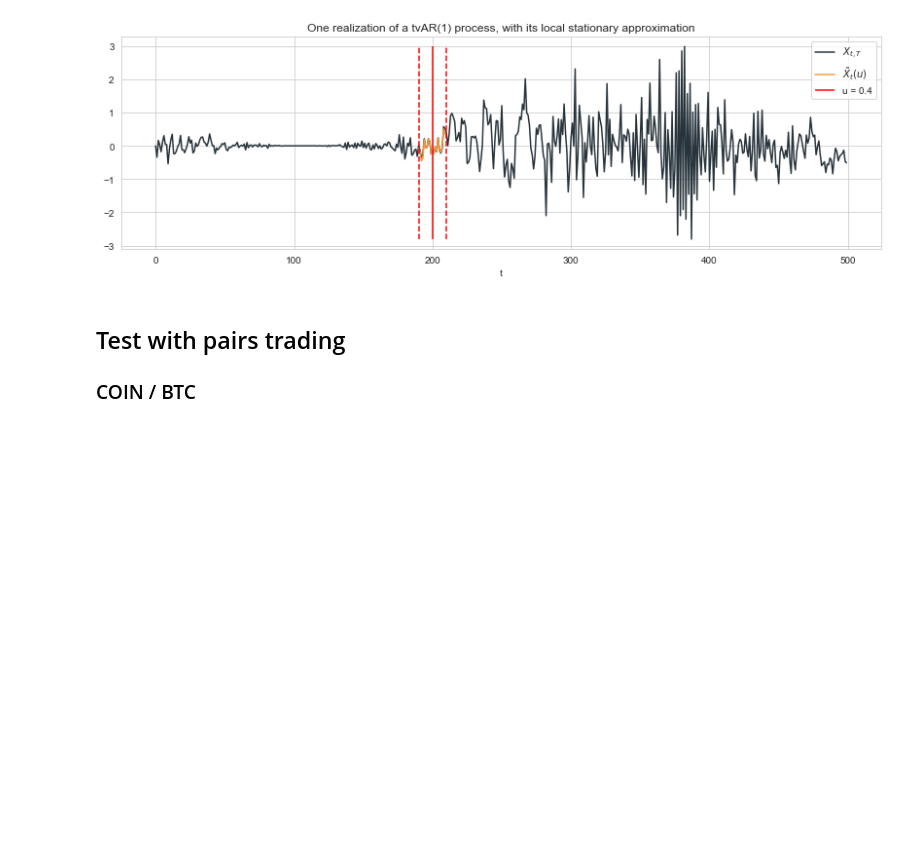
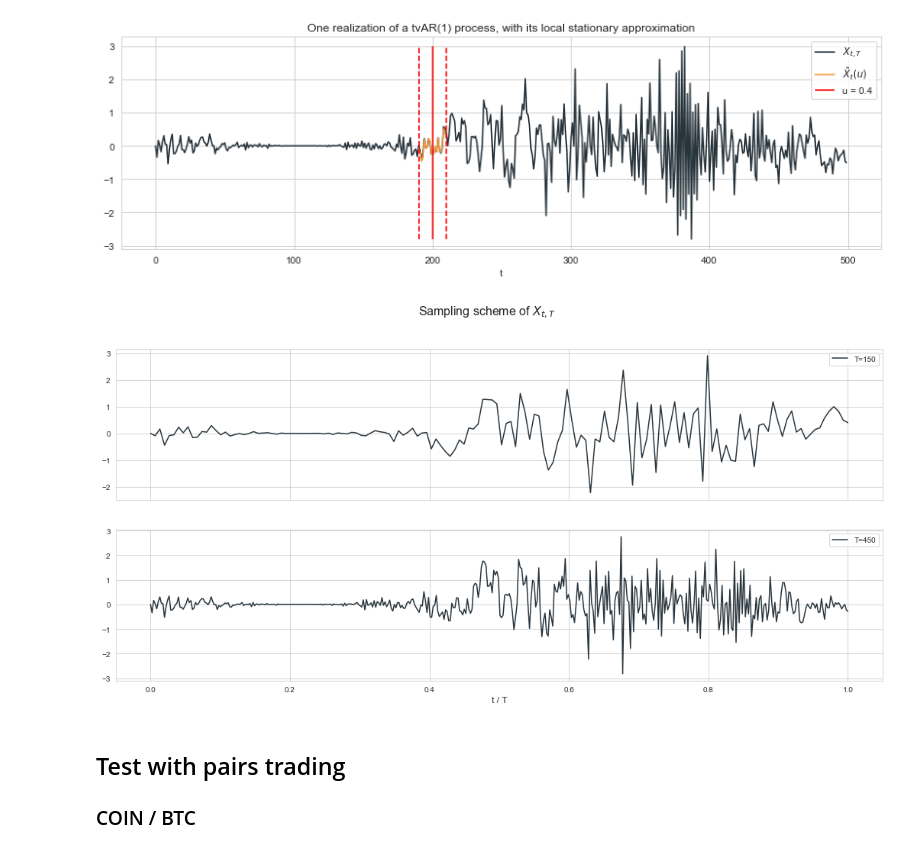
Before and after one commit to Tristan-C-13/modelling-non-stationary-time-series, a Jupyter notebook: random tests/test tvAR(1).ipynb, the cells around one changed output. Saved outputs shown, nothing was run; the diff lists cells and outputs as text; code cells hidden in the pictures; blank space fills up the shorter version.

```diff
--- a/random tests/test tvAR(1).ipynb
+++ b/random tests/test tvAR(1).ipynb
@@ -126,6 +126,32 @@ ax.legend();
 # plt.savefig("tvAR-1-example.pdf", bbox_inches="tight")
 # %% [output]
 [figure]
+# %%
+T_1 = 150
+T_2 = 450
+
+np.random.seed(1234)
+epsilon_2 = np.random.normal(0, 1, size=T_2)
+epsilon_1 = epsilon_2[::int(T_2 / T_1)]
+
+# X_t
+realization_1 = simulate_tvAR_p(0, T_1, alpha, sigma, epsilon_1)
+realization_2 = simulate_tvAR_p(0, T_2, alpha, sigma, epsilon_2)
+
+# figure
+fig, axs = plt.subplots(2, 1, figsize=(18, 8), sharex=True)
+
+axs[0].plot(np.linspace(0, 1, len(realization_1)), realization_1, label=f"T={T_1}", color="#28343c");
+axs[1].plot(np.linspace(0, 1, len(realization_2)), realization_2, label=f"T={T_2}", color="#28343c");
+
+fig.suptitle("Sampling scheme of " + r"$X_{t,T}$", fontsize=16);
+axs[1].set_xlabel("t / T", fontsize=12)
+axs[0].legend();
+axs[1].legend();
+
+# plt.savefig("sampling-scheme.pdf", bbox_inches="tight")
+# %% [output]
+[figure, added]
 # %% [markdown]
 ## Test with pairs trading
 ###  COIN / BTC
```
Also changed, not shown: 4 other files.
